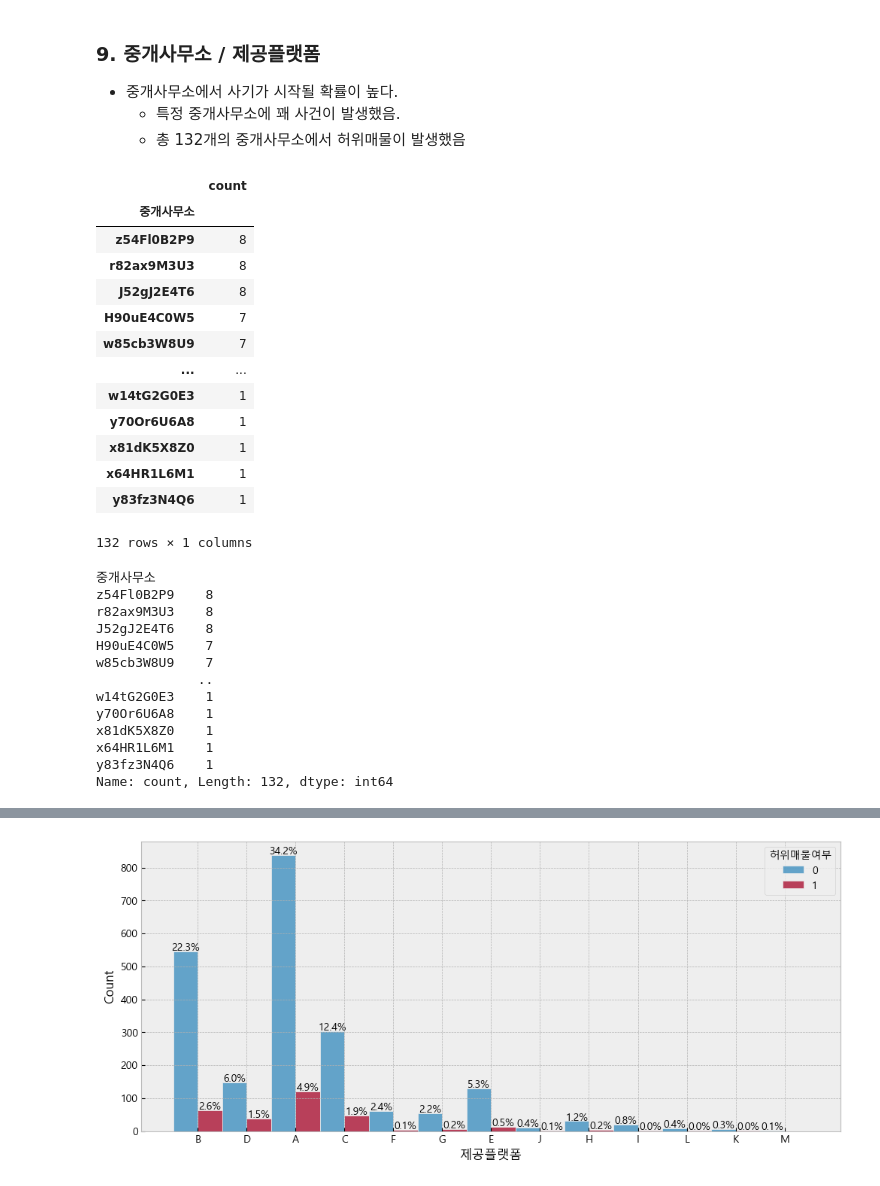
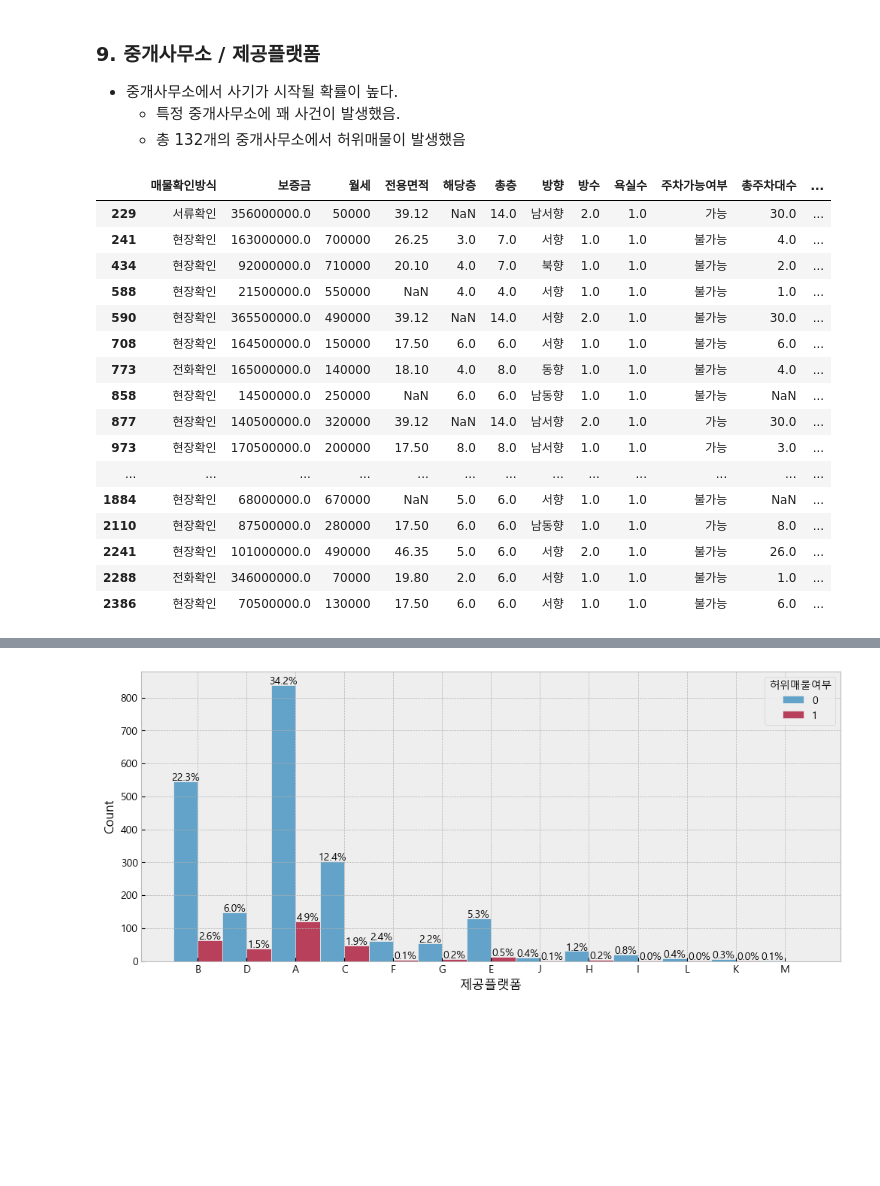
Before and after one commit to han942/vscode, a Jupyter notebook: Dacon/estate.ipynb, the cells around one changed output, grey strips where cells are left out. Saved outputs shown, nothing was run; the diff lists cells and outputs as text; code cells hidden in the pictures; blank space fills up the shorter version.

```diff
--- a/Dacon/estate.ipynb
+++ b/Dacon/estate.ipynb
@@ -479,36 +488,26 @@ sns.displot(x=df_tr['관리비'].loc[df_tr['관리비']<20],hue=df_tr['허위매
 - 중개사무소에서 사기가 시작될 확률이 높다.
     - 특정 중개사무소에 꽤 사건이 발생했음.
     - 총 132개의 중개사무소에서 허위매물이 발생했음
+# %%
+#허위매물이 있는 중개사무소 이름 (허위매물이 많은 순서대로)
+estate_agency = df_tr.loc[df_tr['허위매물여부']==1].value_counts(subset=['중개사무소']).to_frame().reset_index()['중개사무소'].to_list()
 # %%
-df_tr.loc[df_tr['허위매물여부']==1].value_counts(subset=['중개사무소'])
+df_tr.loc[(df_tr['중개사무소'].isin(estate_agency[:3]))&(df_tr['허위매물여부']==1)]
 # %% [output]
-|  | count |
-| 중개사무소 |  |
-| z54Fl0B2P9 | 8 |
-| r82ax9M3U3 | 8 |
-| J52gJ2E4T6 | 8 |
-| H90uE4C0W5 | 7 |
-| w85cb3W8U9 | 7 |
-| ... | ... |
-| w14tG2G0E3 | 1 |
-| y70Or6U6A8 | 1 |
-| x81dK5X8Z0 | 1 |
-| x64HR1L6M1 | 1 |
-| y83fz3N4Q6 | 1 |
+|  | 매물확인방식 | 보증금 | 월세 | 전용면적 | 해당층 | 총층 | 방향 | 방수 | 욕실수 | 주차가능여부 | 총주차대수 | ... |
+| 229 | 서류확인 | 356000000.0 | 50000 | 39.12 | NaN | 14.0 | 남서향 | 2.0 | 1.0 | 가능 | 30.0 | ... |
+| 241 | 현장확인 | 163000000.0 | 700000 | 26.25 | 3.0 | 7.0 | 서향 | 1.0 | 1.0 | 불가능 | 4.0 | ... |
+| 434 | 현장확인 | 92000000.0 | 710000 | 20.10 | 4.0 | 7.0 | 북향 | 1.0 | 1.0 | 불가능 | 2.0 | ... |
+| 588 | 현장확인 | 21500000.0 | 550000 | NaN | 4.0 | 4.0 | 서향 | 1.0 | 1.0 | 불가능 | 1.0 | ... |
+| 590 | 현장확인 | 365500000.0 | 490000 | 39.12 | NaN | 14.0 | 서향 | 2.0 | 1.0 | 불가능 | 30.0 | ... |
+| 708 | 현장확인 | 164500000.0 | 150000 | 17.50 | 6.0 | 6.0 | 서향 | 1.0 | 1.0 | 불가능 | 6.0 | ... |
+| 773 | 전화확인 | 165000000.0 | 140000 | 18.10 | 4.0 | 8.0 | 동향 | 1.0 | 1.0 | 불가능 | 4.0 | ... |
+| 858 | 현장확인 | 14500000.0 | 250000 | NaN | 6.0 | 6.0 | 남동향 | 1.0 | 1.0 | 불가능 | NaN | ... |
+| 877 | 현장확인 | 140500000.0 | 320000 | 39.12 | NaN | 14.0 | 남서향 | 2.0 | 1.0 | 가능 | 30.0 | ... |
+| 973 | 현장확인 | 170500000.0 | 200000 | 17.50 | 8.0 | 8.0 | 남서향 | 1.0 | 1.0 | 가능 | 3.0 | ... |
+| ... | ... | ... | ... | ... | ... | ... | ... | ... | ... | ... | ... | ... |
+| 1884 | 현장확인 | 68000000.0 | 670000 | NaN | 5.0 | 6.0 | 서향 | 1.0 | 1.0 | 불가능 | NaN | ... |
+| 2110 | 현장확인 | 87500000.0 | 280000 | 17.50 | 6.0 | 6.0 | 남동향 | 1.0 | 1.0 | 가능 | 8.0 | ... |
+| 2241 | 현장확인 | 101000000.0 | 490000 | 46.35 | 5.0 | 6.0 | 서향 | 2.0 | 1.0 | 불가능 | 26.0 | ... |
+| 2288 | 전화확인 | 346000000.0 | 70000 | 19.80 | 2.0 | 6.0 | 서향 | 1.0 | 1.0 | 불가능 | 1.0 | ... |
+| 2386 | 현장확인 | 70500000.0 | 130000 | 17.50 | 6.0 | 6.0 | 서향 | 1.0 | 1.0 | 불가능 | 6.0 | ... |
-132 rows × 1 columns
-# %%
-df_tr.loc[df_tr['허위매물여부']==1].value_counts(subset=['중개사무소'])
-# %% [output]
-중개사무소
-z54Fl0B2P9    8
-r82ax9M3U3    8
-J52gJ2E4T6    8
-H90uE4C0W5    7
-w85cb3W8U9    7
-             ..
-w14tG2G0E3    1
-y70Or6U6A8    1
-x81dK5X8Z0    1
-x64HR1L6M1    1
-y83fz3N4Q6    1
-Name: count, Length: 132, dtype: int64
```
Also changed, not shown: parts of 12 cells of this notebook.
